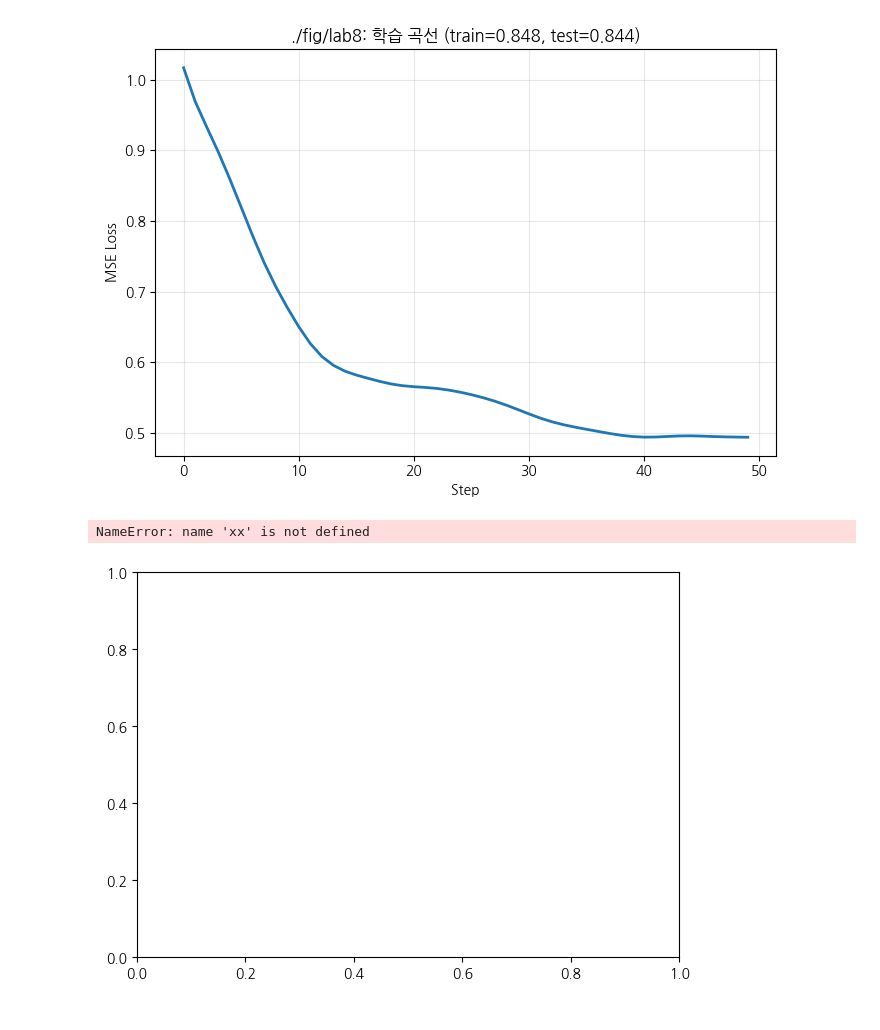
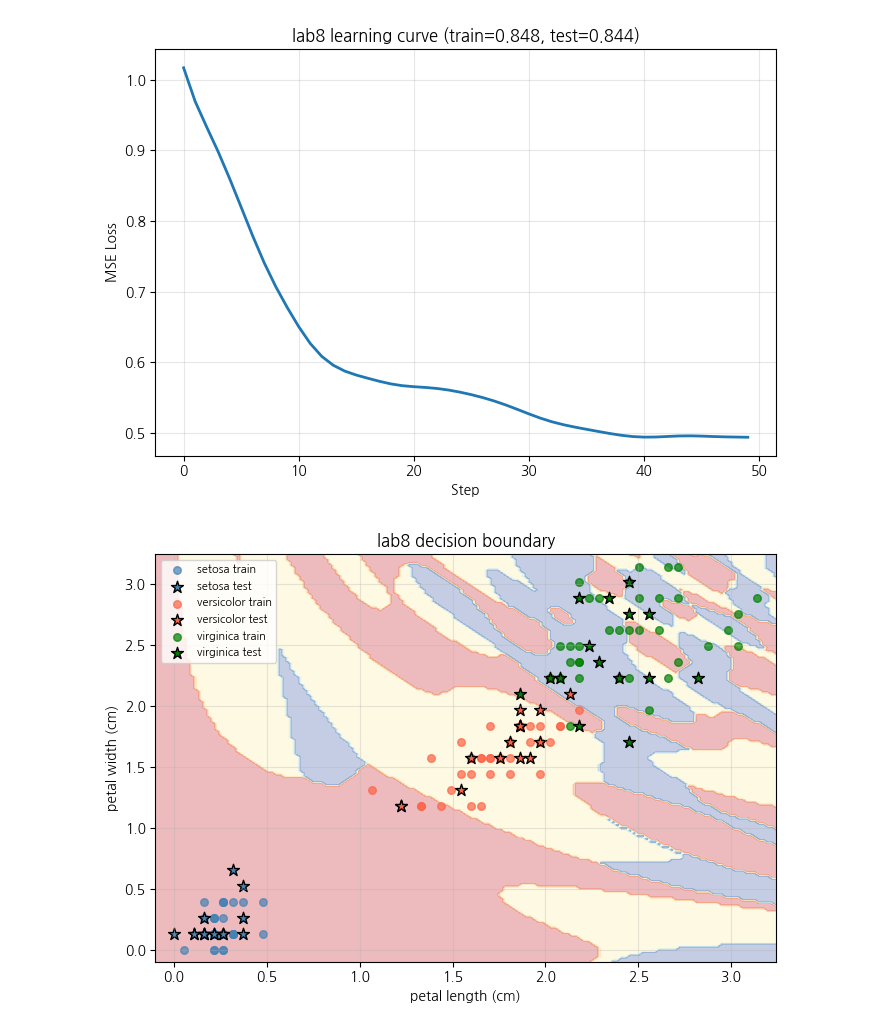
Before and after one commit to hongsukyi/QuantumAI, a Jupyter notebook: Quantum_AI_Course/notebooks/08_vqc_iris_multioutput.ipynb, the cells around one changed output. Drawn from its saved outputs; the diff is of its cells as text; code cells hidden in the pictures.

```diff
--- a/Quantum_AI_Course/notebooks/08_vqc_iris_multioutput.ipynb
+++ b/Quantum_AI_Course/notebooks/08_vqc_iris_multioutput.ipynb
@@ -162,14 +272,26 @@ print(f"  파라미터:  {n_params}개  (형상: {w_shape})")
 # %%
-fig, ax = plt.subplots(figsize=(7, 5))
+# ===========================================================
+# 학습 곡선 저장
+# ===========================================================
 
-ax.plot(history, lw=2)
+fig, ax = plt.subplots(figsize=(7,5))
+
+ax.plot(history,lw=2)
+
 ax.set_xlabel("Step")
 ax.set_ylabel("MSE Loss")
-ax.set_title(f"./fig/lab8: 학습 곡선 (train={train_acc:.3f}, test={test_acc:.3f})")
-ax.grid(True, alpha=0.3)
+
+ax.set_title(
+    f"lab8 learning curve "
+    f"(train={train_acc:.3f}, test={test_acc:.3f})"
+)
+
+ax.grid(True,alpha=0.3)
 
 plt.tight_layout()
-fig.savefig("./fig/lab8b.png", dpi=300, bbox_inches="tight")
+
+fig.savefig("./lab8b.png", dpi=300)
+
 plt.show()
 # %% [output]
-[figure, old version]
+[figure, new version]
@@ -176,28 +321,52 @@ plt.show()
 # %%
-fig, ax = plt.subplots(figsize=(7, 5))
+# ===========================================================
+# 결정 경계 시각화
+# ===========================================================
+
+fig, ax = plt.subplots(figsize=(7,5))
 
 ax.contourf(xx, yy, Z, alpha=0.3, cmap='RdYlBu')
 
-colors = ['steelblue', 'tomato', 'green']
-for c, (name, color) in enumerate(zip(iris.target_names, colors)):
-    mask_tr = y_train == c
-    mask_te = y_test  == c
+colors = ['steelblue','tomato','green']
 
-    ax.scatter(X_train[mask_tr, 0], X_train[mask_tr, 1],
-               c=color, s=30, alpha=0.7, label=f'{name} train')
-    ax.scatter(X_test[mask_te, 0],  X_test[mask_te, 1],
-               c=color, s=80, marker='*', edgecolors='black',
-               label=f'{name} test')
+for c,(name,color) in enumerate(zip(iris.target_names, colors)):
+
+    mask_tr = y_train==c
+    mask_te = y_test==c
+
+    ax.scatter(
+        X_train[mask_tr,0],
+        X_train[mask_tr,1],
+        c=color,
+        s=30,
+        alpha=0.7,
+        label=f"{name} train"
+    )
+
+    ax.scatter(
+        X_test[mask_te,0],
+        X_test[mask_te,1],
+        c=color,
+        s=80,
+        marker='*',
+        edgecolors='black',
+        label=f"{name} test"
+    )
+
 
 ax.set_xlabel(feat_names[0])
 ax.set_ylabel(feat_names[1])
-ax.set_title("./fig/lab8: 결정 경계 + 데이터")
+
+ax.set_title("lab8 decision boundary")
+
 ax.legend(fontsize=8)
-ax.grid(True, alpha=0.3)
+
+ax.grid(True,alpha=0.3)
 
 plt.tight_layout()
-fig.savefig("./fig/lab8f.png", dpi=300, bbox_inches="tight")
+
+fig.savefig("./lab8f.png", dpi=300)
+
 plt.show()
 # %% [output]
-NameError: name 'xx' is not defined
-[figure, old version]
+[figure, new version]
```
Also changed, not shown: parts of 12 cells of this notebook, 5 other files.
